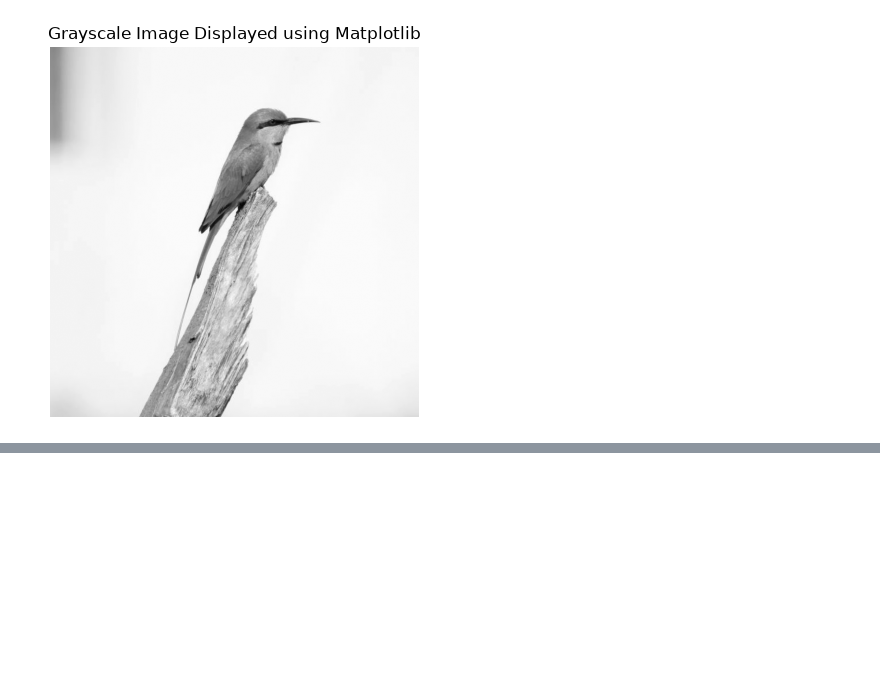
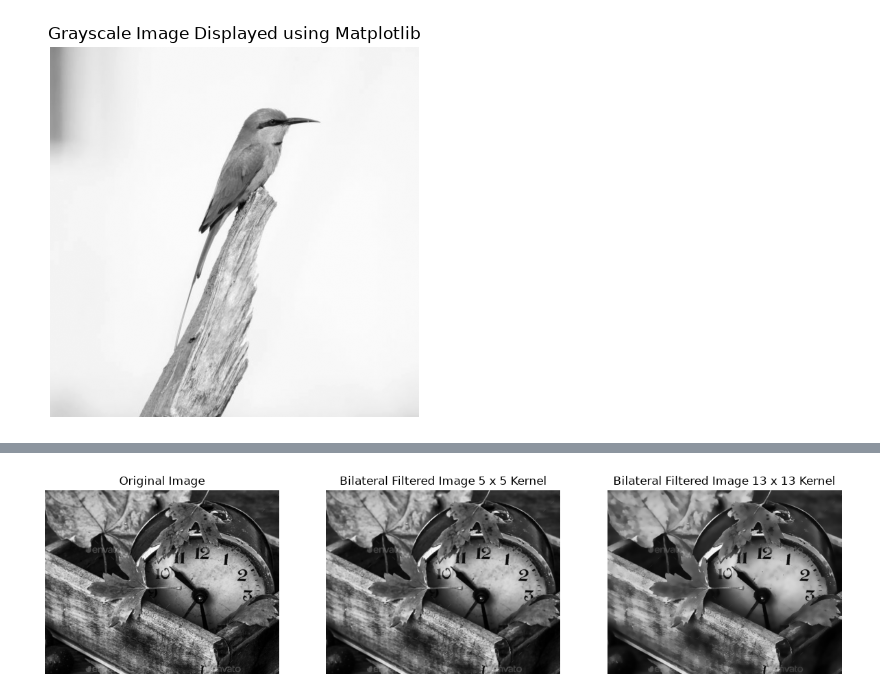
Before and after one commit to vedicskill/custom-yolo-train, a Jupyter notebook: 1-opencv-foundation/image-preprocessing.ipynb, the cells around one changed output, grey strips where cells are left out. Drawn from its saved outputs; the diff is of its cells as text; code cells hidden in the pictures; blank space fills up the shorter version.

```diff
--- a/1-opencv-foundation/image-preprocessing.ipynb
+++ b/1-opencv-foundation/image-preprocessing.ipynb
@@ -112,0 +172,25 @@ plt.show()
+# %%
+# Bilateral Filtering
+# Sharp edges are preserved while blurring the image. It is useful for noise reduction while keeping edges sharp.
+img_bilateral = cv2.bilateralFilter(img_cv, 5, 75, 75) # diameter, sigmaColor, sigmaSpace
+img_bilateral_13  = cv2.bilateralFilter(img_cv, 13, 75, 75) # diameter, sigmaColor, sigmaSpace
+
+# display the images using matplotlib
+plt.figure(figsize=(15, 5))
+plt.subplot(1, 3, 1)
+plt.imshow(img_rgb)
+plt.title("Original Image")
+plt.axis('off')
+
+plt.subplot(1, 3, 2)
+plt.imshow(img_bilateral)
+plt.title("Bilateral Filtered Image 5 x 5 Kernel")
+plt.axis('off')
+
+plt.subplot(1, 3, 3)
+plt.imshow(img_bilateral_13)
+plt.title("Bilateral Filtered Image 13 x 13 Kernel")
+plt.axis('off')
+plt.show()
+# %% [output]
+[figure, added]
```
Also changed, not shown: parts of 9 cells of this notebook.
